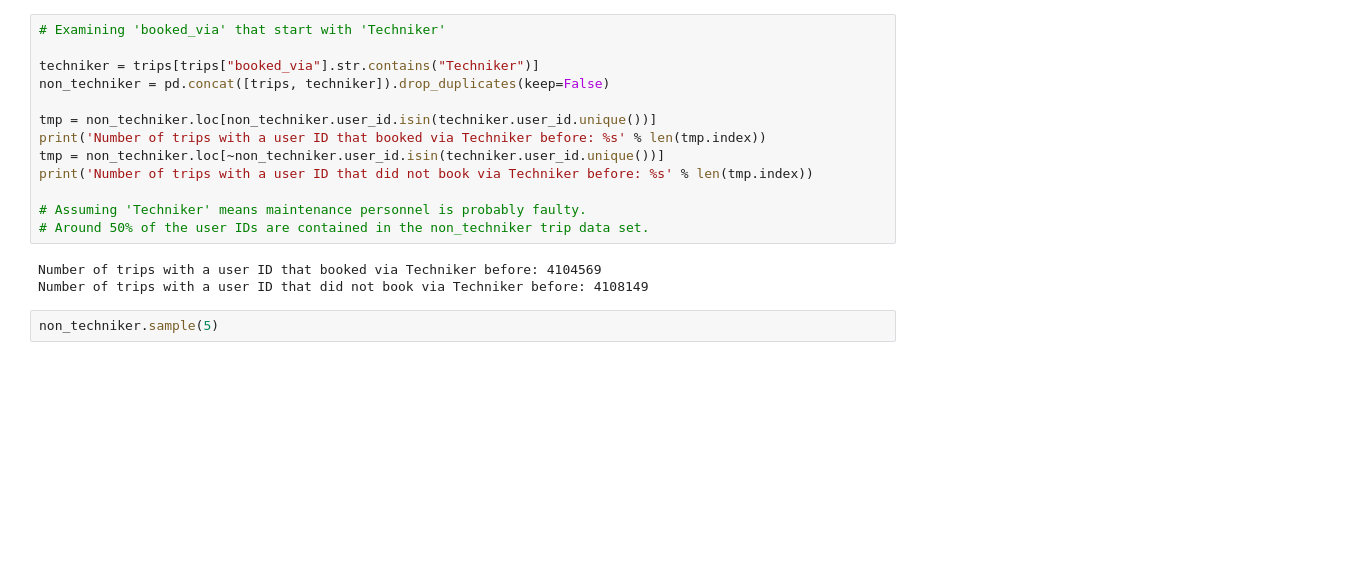
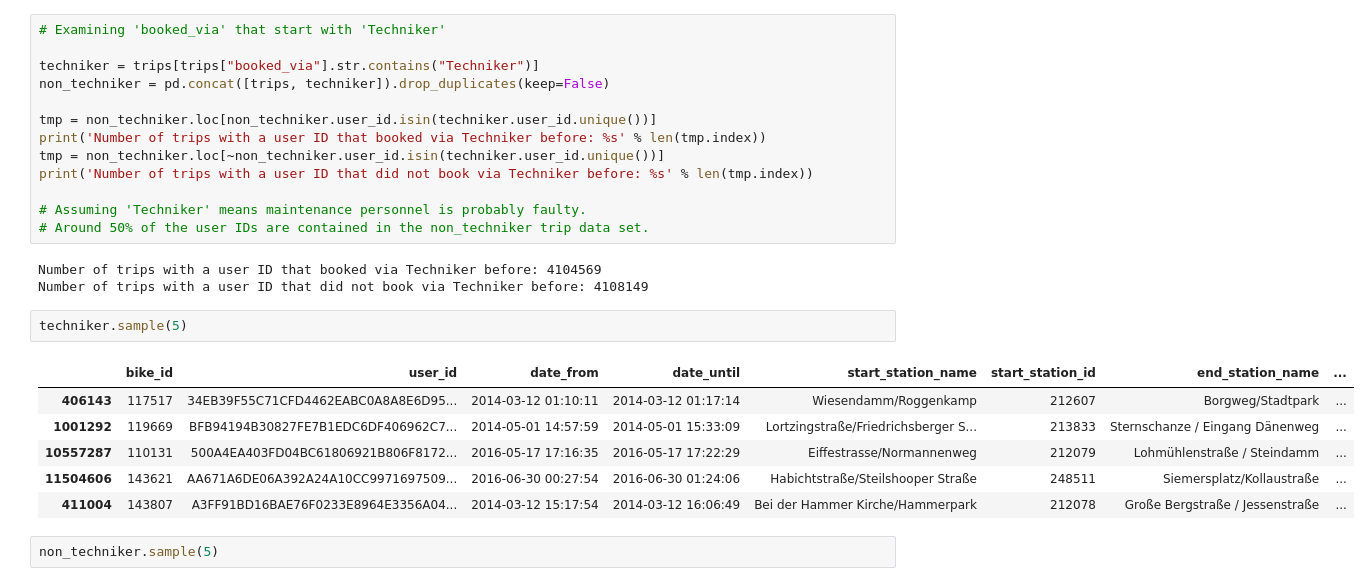
Before and after one commit to dorotheelaugwitz/master-thesis, a Jupyter notebook: clean_trips.ipynb, the cells around one changed output. Cells and saved outputs as stored; diff of their text form; blank space fills up the shorter version.

```diff
--- a/clean_trips.ipynb
+++ b/clean_trips.ipynb
@@ -144,6 +144,15 @@ print('Number of trips with a user ID that did not book via Techniker before: %s
 # %% [output]
 Number of trips with a user ID that booked via Techniker before: 4104569
 Number of trips with a user ID that did not book via Techniker before: 4108149
+# %%
+techniker.sample(5)
+# %% [output]
+|  | bike_id | user_id | date_from | date_until | start_station_name | start_station_id | end_station_name | ... |
+| 406143 | 117517 | 34EB39F55C71CFD4462EABC0A8A8E6D95... | 2014-03-12 01:10:11 | 2014-03-12 01:17:14 | Wiesendamm/Roggenkamp | 212607 | Borgweg/Stadtpark | ... |
+| 1001292 | 119669 | BFB94194B30827FE7B1EDC6DF406962C7... | 2014-05-01 14:57:59 | 2014-05-01 15:33:09 | Lortzingstraße/Friedrichsberger S... | 213833 | Sternschanze / Eingang Dänenweg | ... |
+| 10557287 | 110131 | 500A4EA403FD04BC61806921B806F8172... | 2016-05-17 17:16:35 | 2016-05-17 17:22:29 | Eiffestrasse/Normannenweg | 212079 | Lohmühlenstraße / Steindamm | ... |
+| 11504606 | 143621 | AA671A6DE06A392A24A10CC9971697509... | 2016-06-30 00:27:54 | 2016-06-30 01:24:06 | Habichtstraße/Steilshooper Straße | 248511 | Siemersplatz/Kollaustraße | ... |
+| 411004 | 143807 | A3FF91BD16BAE76F0233E8964E3356A04... | 2014-03-12 15:17:54 | 2014-03-12 16:06:49 | Bei der Hammer Kirche/Hammerpark | 212078 | Große Bergstraße / Jessenstraße | ... |
 # %%
 non_techniker.sample(5)
 # %% [output]
```
Also changed, not shown: parts of 1 cell of this notebook, 4 other files.
